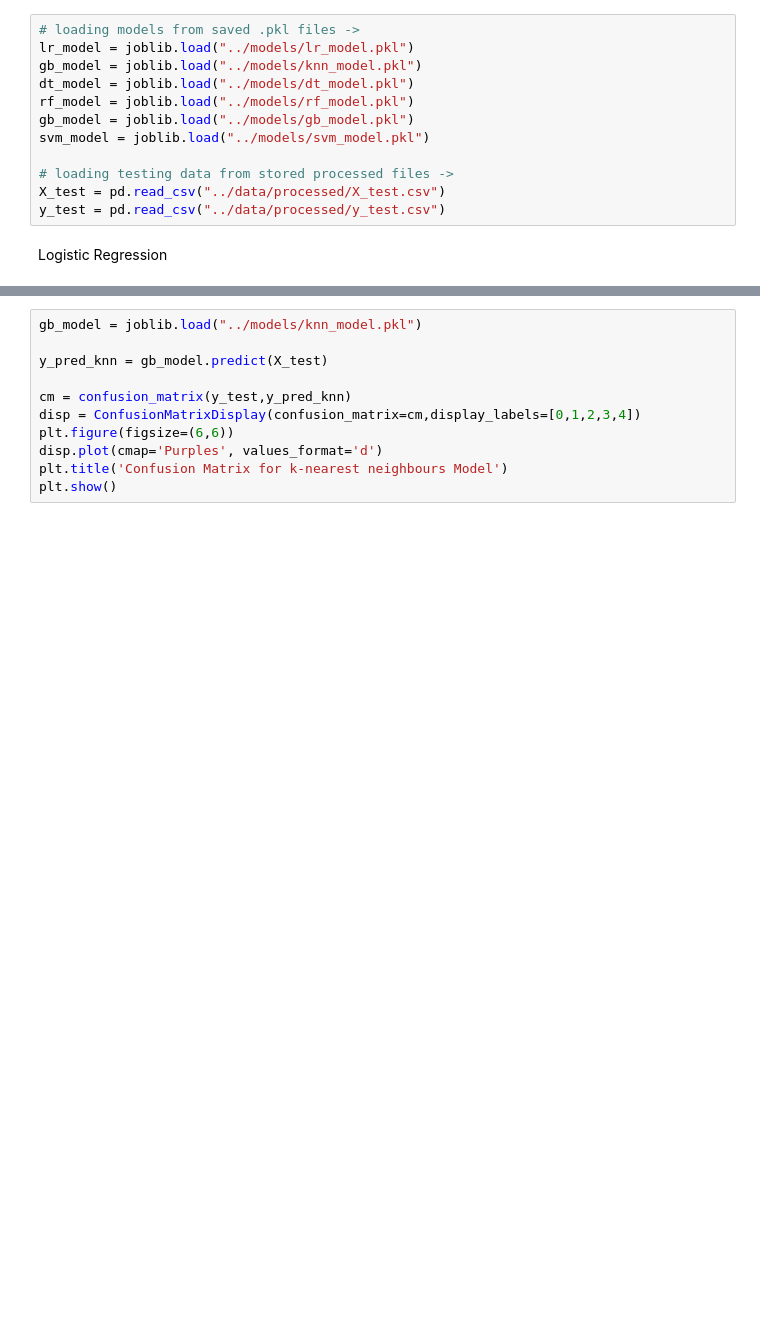
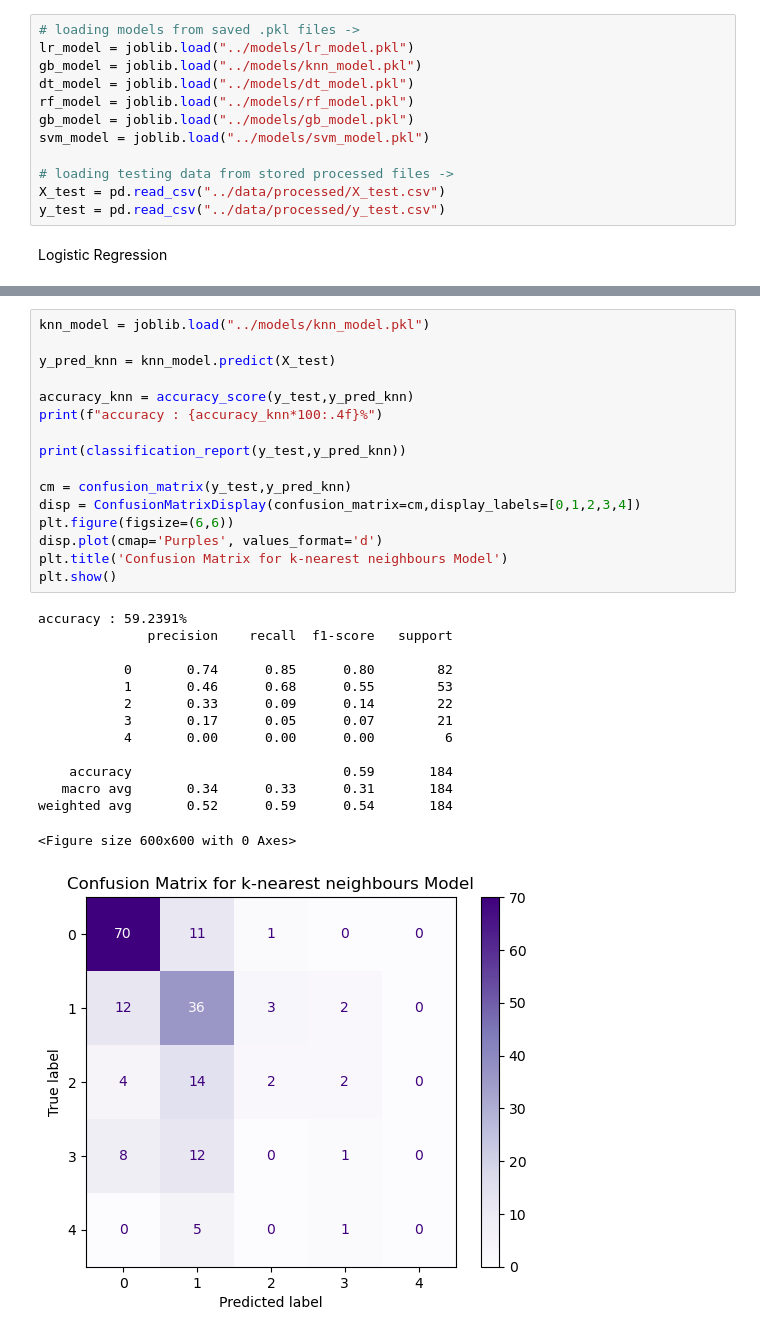
Before and after one commit to royalmaddy07/heart-disease-prediction, a Jupyter notebook: notebooks/04_modelEvaluation.ipynb, the cells around one changed output, grey strips where cells are left out. Cells and saved outputs as stored; diff of their text form; blank space fills up the shorter version.

```diff
--- a/notebooks/04_modelEvaluation.ipynb
+++ b/notebooks/04_modelEvaluation.ipynb
@@ -45,14 +61,34 @@ plt.show()
 # %%
-gb_model = joblib.load("../models/knn_model.pkl")
+knn_model = joblib.load("../models/knn_model.pkl")
 
-y_pred_knn = gb_model.predict(X_test)
+y_pred_knn = knn_model.predict(X_test)
+
+accuracy_knn = accuracy_score(y_test,y_pred_knn)
+print(f"accuracy : {accuracy_knn*100:.4f}%")
+
+print(classification_report(y_test,y_pred_knn))
 
 cm = confusion_matrix(y_test,y_pred_knn)
 disp = ConfusionMatrixDisplay(confusion_matrix=cm,display_labels=[0,1,2,3,4])
 plt.figure(figsize=(6,6))
 disp.plot(cmap='Purples', values_format='d')
 plt.title('Confusion Matrix for k-nearest neighbours Model')
 plt.show()
+# %% [output]
+accuracy : 59.2391%
+              precision    recall  f1-score   support
+
+           0       0.74      0.85      0.80        82
+           1       0.46      0.68      0.55        53
+           2       0.33      0.09      0.14        22
+           3       0.17      0.05      0.07        21
+           4       0.00      0.00      0.00         6
+
+    accuracy                           0.59       184
+   macro avg       0.34      0.33      0.31       184
+weighted avg       0.52      0.59      0.54       184
+<Figure size 600x600 with 0 Axes>
+[figure, added]
 # %%
 dt_model = joblib.load("../models/dt_model.pkl")
 
```
Also changed, not shown: parts of 4 cells of this notebook, 8 other files.
